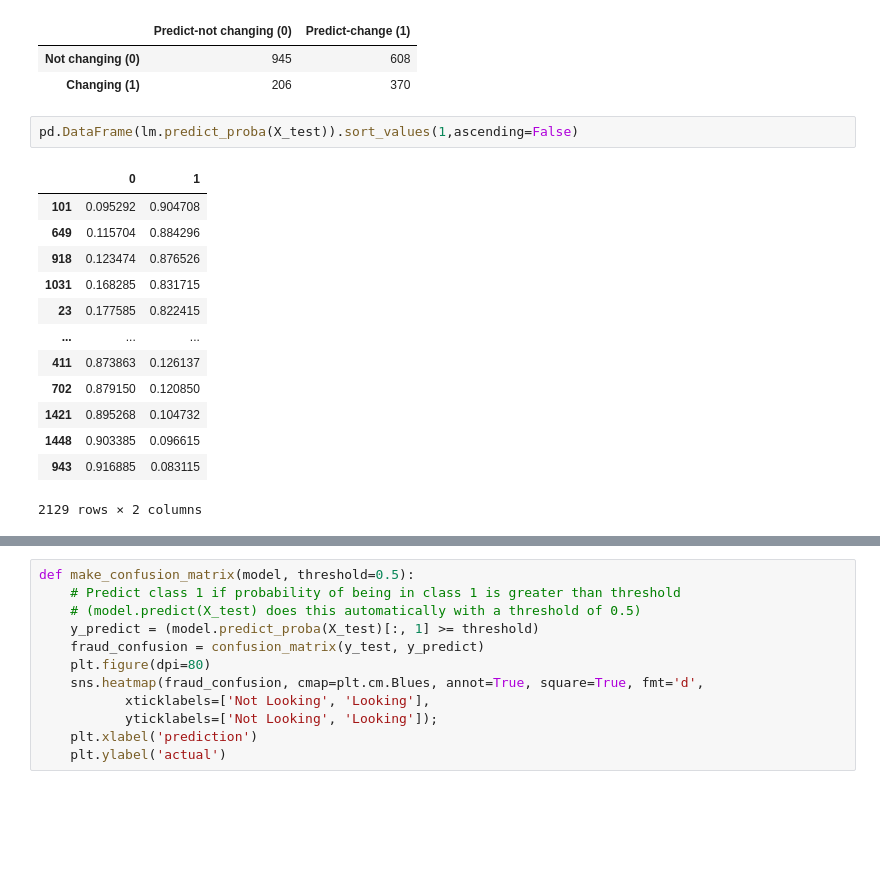
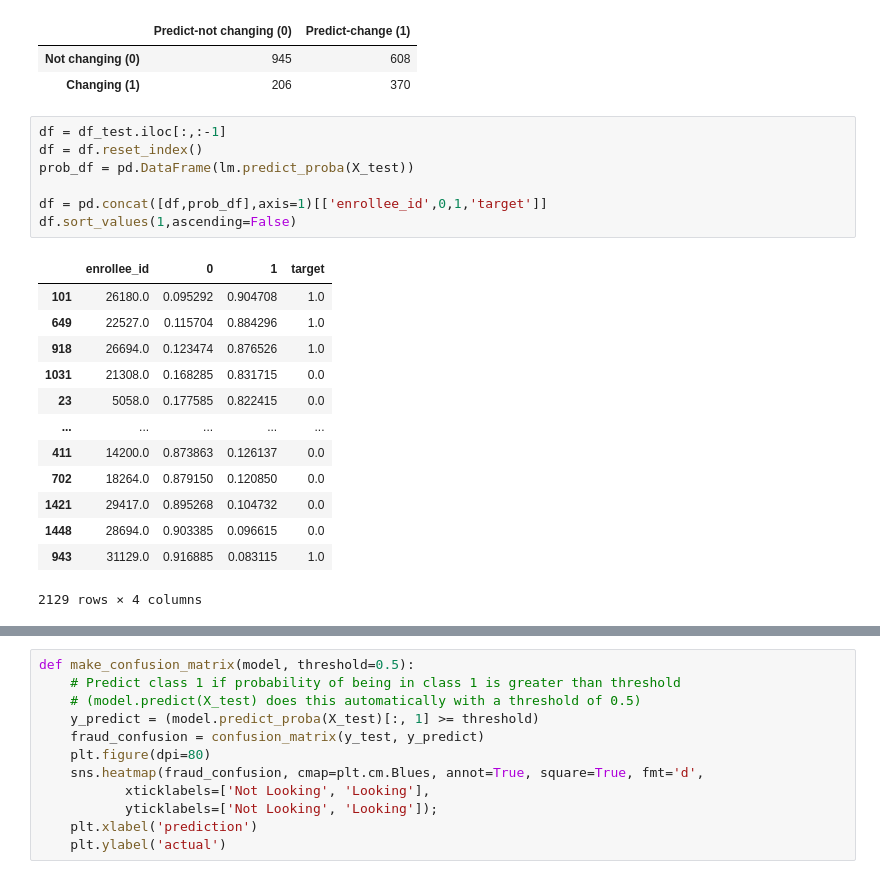
Before and after one commit to katiehuang1221/HR-Analytics-Predict-Who-Will-Leave-The-Job, a Jupyter notebook: notebook/12_data_handling_post-KNNImputer.ipynb, the cells around one changed output, grey strips where cells are left out. Cells and saved outputs as stored; diff of their text form; blank space fills up the shorter version.

Commit message:
Add target probability for LR.

```diff
--- a/notebook/12_data_handling_post-KNNImputer.ipynb
+++ b/notebook/12_data_handling_post-KNNImputer.ipynb
@@ -244,19 +244,24 @@ pd.DataFrame(confusion_matrix(y_test, y_predict),\
 |  | Predict-not changing (0) | Predict-change (1) |
 | Not changing (0) | 945 | 608 |
 | Changing (1) | 206 | 370 |
-# %%
-pd.DataFrame(lm.predict_proba(X_test)).sort_values(1,ascending=False)
-# %% [output]
-|  | 0 | 1 |
-| 101 | 0.095292 | 0.904708 |
-| 649 | 0.115704 | 0.884296 |
-| 918 | 0.123474 | 0.876526 |
-| 1031 | 0.168285 | 0.831715 |
-| 23 | 0.177585 | 0.822415 |
-| ... | ... | ... |
-| 411 | 0.873863 | 0.126137 |
-| 702 | 0.879150 | 0.120850 |
-| 1421 | 0.895268 | 0.104732 |
-| 1448 | 0.903385 | 0.096615 |
-| 943 | 0.916885 | 0.083115 |
-2129 rows × 2 columns
+# %%
+df = df_test.iloc[:,:-1]
+df = df.reset_index()
+prob_df = pd.DataFrame(lm.predict_proba(X_test))
+
+df = pd.concat([df,prob_df],axis=1)[['enrollee_id',0,1,'target']]
+df.sort_values(1,ascending=False)
+# %% [output]
+|  | enrollee_id | 0 | 1 | target |
+| 101 | 26180.0 | 0.095292 | 0.904708 | 1.0 |
+| 649 | 22527.0 | 0.115704 | 0.884296 | 1.0 |
+| 918 | 26694.0 | 0.123474 | 0.876526 | 1.0 |
+| 1031 | 21308.0 | 0.168285 | 0.831715 | 0.0 |
+| 23 | 5058.0 | 0.177585 | 0.822415 | 0.0 |
+| ... | ... | ... | ... | ... |
+| 411 | 14200.0 | 0.873863 | 0.126137 | 0.0 |
+| 702 | 18264.0 | 0.879150 | 0.120850 | 0.0 |
+| 1421 | 29417.0 | 0.895268 | 0.104732 | 0.0 |
+| 1448 | 28694.0 | 0.903385 | 0.096615 | 0.0 |
+| 943 | 31129.0 | 0.916885 | 0.083115 | 1.0 |
+2129 rows × 4 columns
```
Also changed, not shown: parts of 1 cell of this notebook.
